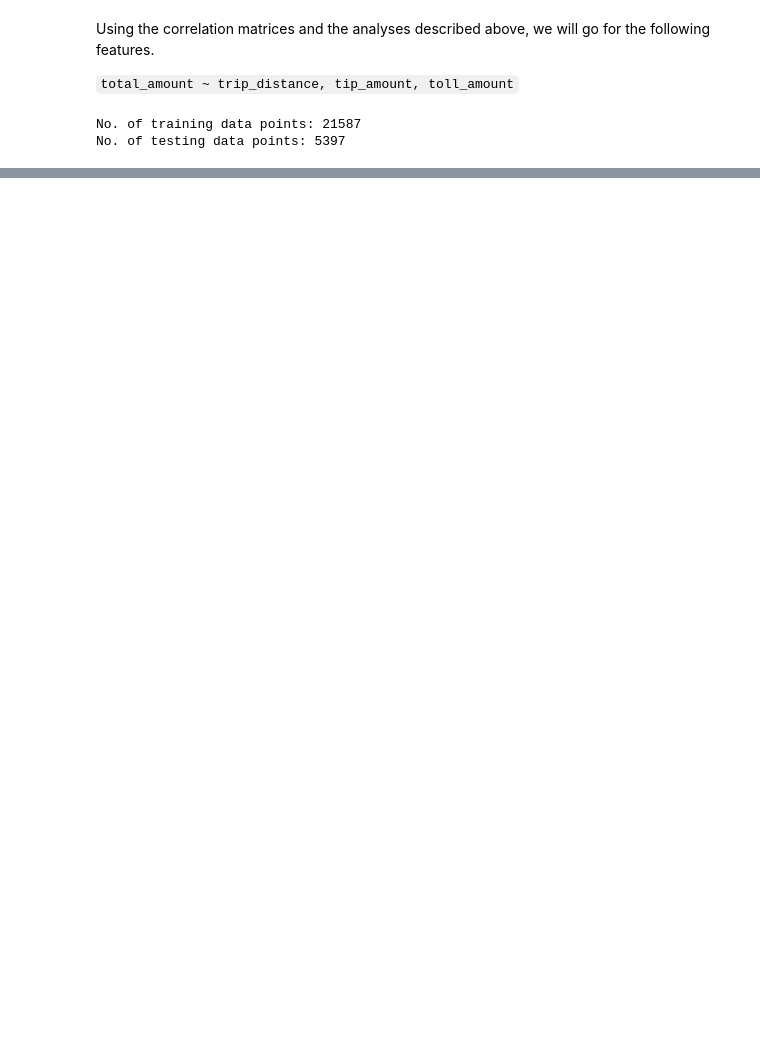
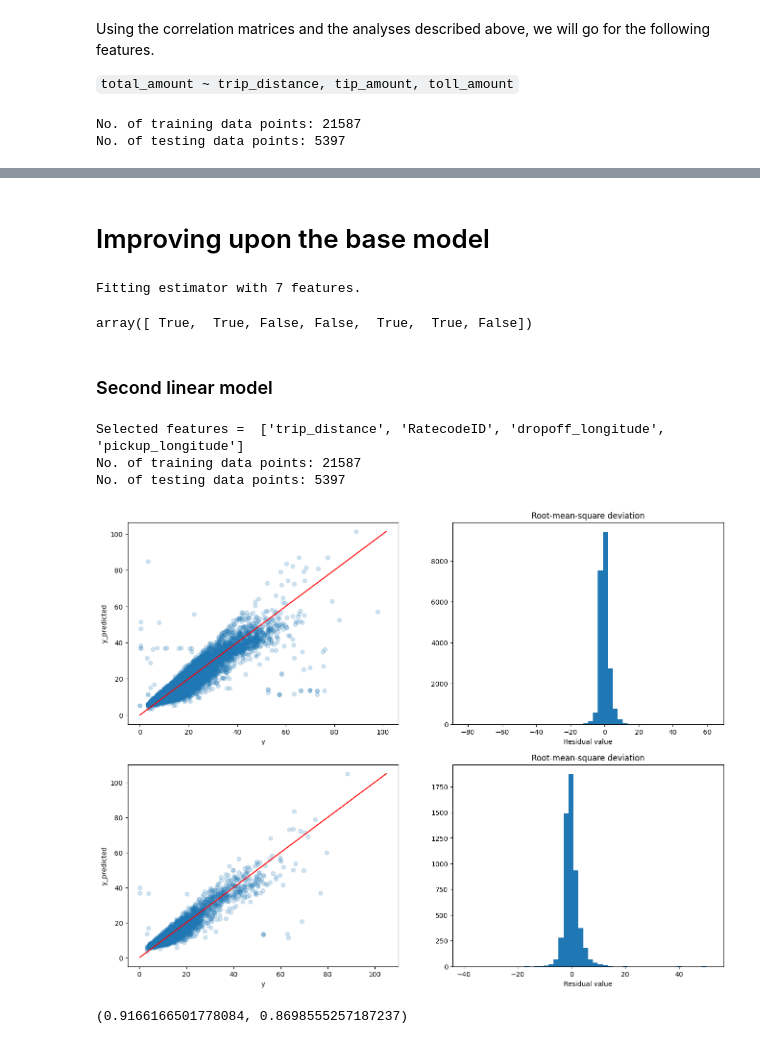
Before and after one commit to t3ch123/reimagined-computing-machine, a Jupyter notebook: notebook.ipynb, the cells around one changed output, grey strips where cells are left out. Drawn from its saved outputs; the diff is of its cells as text; code cells hidden in the pictures; blank space fills up the shorter version.

```diff
--- a/notebook.ipynb
+++ b/notebook.ipynb
@@ -544,0 +565,53 @@ plot_residuals_hist(y_test, y_test_predicted, axis[1][1])
+# %% [markdown]
+# Improving upon the base model
+# %%
+from sklearn.feature_selection import RFE
+rfe_selector = RFE(
+    estimator=LinearRegression(),
+    n_features_to_select=4,
+    step=20,
+    verbose=5,
+)
+
+to_be_selected = ["trip_distance", "RatecodeID", "tip_amount", "tolls_amount", "dropoff_longitude", "pickup_longitude", "passenger_count"]
+rfe_selector.fit(df_data[to_be_selected], df_data.total_amount)
+rfe_support = rfe_selector.get_support()
+rfe_support
+# %% [output]
+Fitting estimator with 7 features.
+array([ True,  True, False, False,  True,  True, False])
+# %% [markdown]
+### Second linear model
+# %%
+selected_features = [feature[0] for feature in zip(to_be_selected, rfe_support) if feature[1]]
+print("Selected features = ", selected_features)
+
+df_data_train_x_1, df_data_x_test_1, df_data_y_train_1, df_data_y_test_1 =\
+    train_test_split(df_data, df_data.total_amount, test_size=0.2, random_state=10)
+
+X_1, X_test_1, y_1, y_test_1 = \
+    df_data_train_x_1[selected_features].values, df_data_x_test_1[selected_features].values, df_data_y_train_1, df_data_y_test_1
+
+print(f"No. of training data points: {X_1.shape[0]}")
+print(f"No. of testing data points: {X_test_1.shape[0]}")
+
+second_model = Pipeline([
+    ("scaler", StandardScaler()),
+    ("linear", LinearRegression()),
+])
+second_model.fit(X_1, y_1)
+
+y_train_predicted_1 = second_model.predict(X_1)
+y_test_predicted_1 = second_model.predict(X_test_1)
+
+_, axis = plt.subplots(2, 2, figsize=(16, 12))
+plot_actual_vs_predicted(y_1, y_train_predicted_1, axis[0][0])
+plot_actual_vs_predicted(y_test_1, y_test_predicted_1, axis[1][0])
+
+plot_residuals_hist(y_1, y_train_predicted_1, axis[0][1])
+plot_residuals_hist(y_test_1, y_test_predicted_1, axis[1][1])
+# %% [output]
+Selected features =  ['trip_distance', 'RatecodeID', 'dropoff_longitude', 'pickup_longitude']
+No. of training data points: 21587
+No. of testing data points: 5397
+[figure, added]
@@ -544,0 +621,4 @@ plot_residuals_hist(y_test, y_test_predicted, axis[1][1])
+# %%
+first_score, second_score
+# %% [output]
+(0.9166166501778084, 0.8698555257187237)
```
Also changed, not shown: parts of 13 cells of this notebook.
